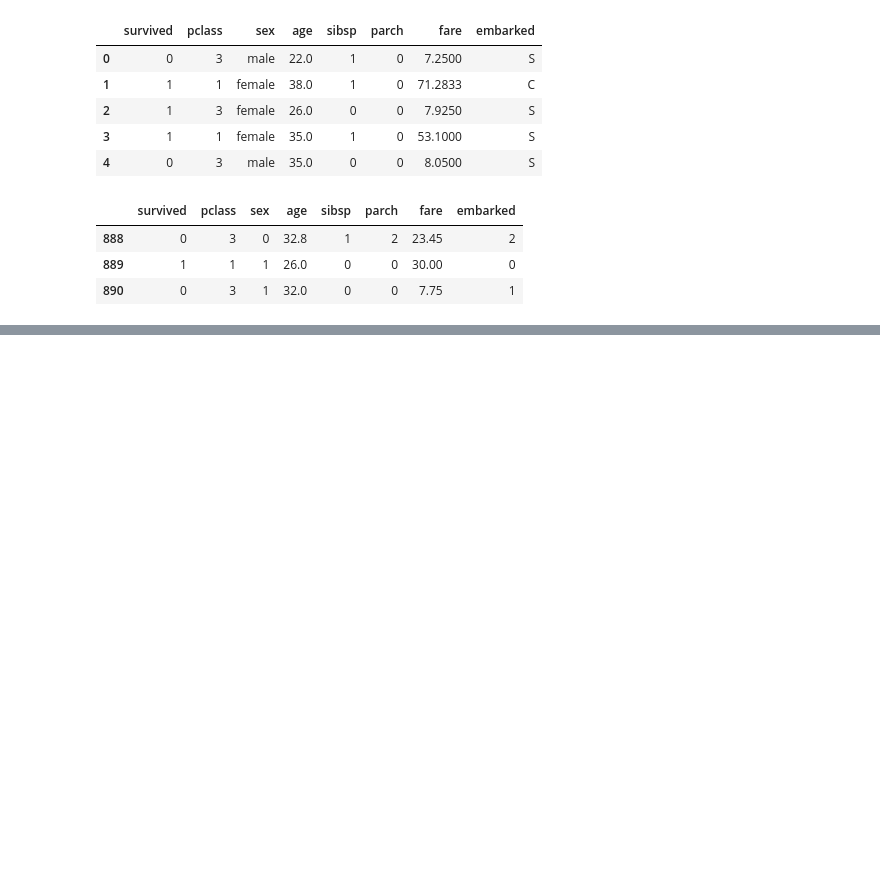
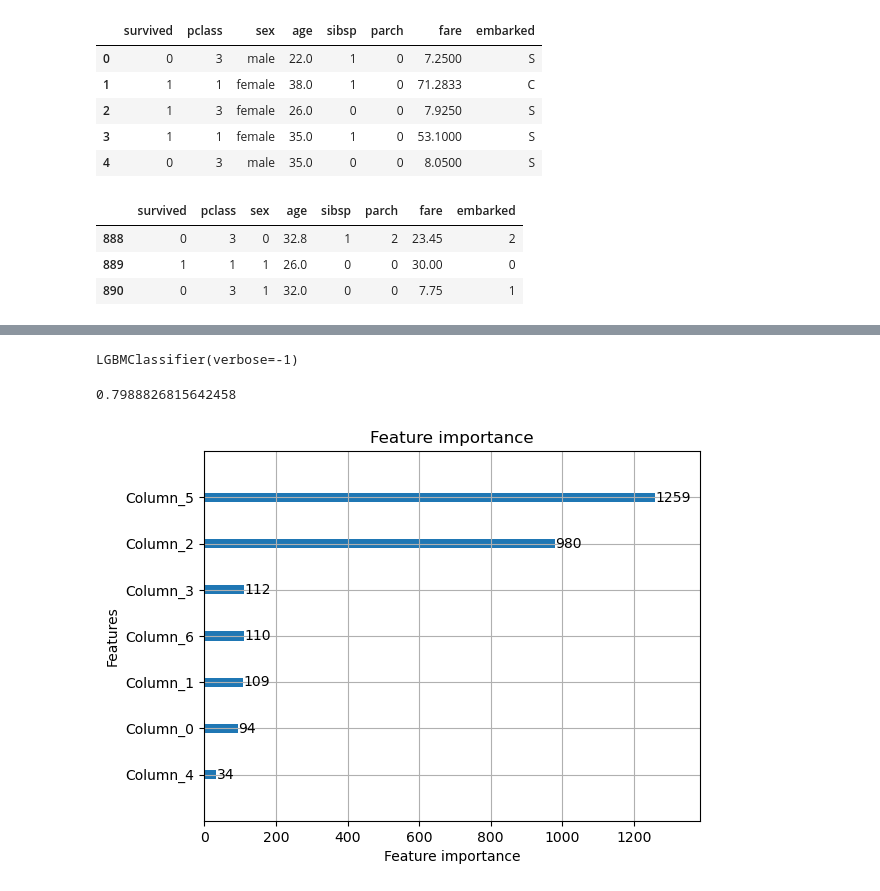
Before and after one commit to njy622/MachineLearningLecture-2023.10, a Jupyter notebook: 03.분류/06.Boosting.ipynb, the cells around one changed output, grey strips where cells are left out. Saved outputs shown, nothing was run; the diff lists cells and outputs as text; code cells hidden in the pictures; blank space fills up the shorter version.

```diff
--- a/03.분류/06.Boosting.ipynb
+++ b/03.분류/06.Boosting.ipynb
@@ -59,0 +108,6 @@ X_train, X_test, y_train, y_test = train_test_split(
+# %%
+from sklearn.model_selection import GridSearchCV
+params = {'max_depth': [3, 6, 9]}
+grid_xgb = GridSearchCV(xgb, params, scoring='accuracy', cv=5)
+grid_xgb.fit(X_train, y_train)
+grid_xgb.best_params_
@@ -59,0 +116,5 @@ X_train, X_test, y_train, y_test = train_test_split(
+# %%
+params = {'max_depth': [0, 1, 2, 3]}
+grid_xgb = GridSearchCV(xgb, params, scoring='accuracy', cv=5)
+grid_xgb.fit(X_train, y_train)
+grid_xgb.best_params_
@@ -59,0 +135,4 @@ X_train, X_test, y_train, y_test = train_test_split(
+# %%
+from lightgbm import LGBMClassifier
+lgb = LGBMClassifier(verbose=-1)
+lgb.get_params()
@@ -59,0 +160,9 @@ X_train, X_test, y_train, y_test = train_test_split(
+# %%
+lgb.fit(X_train, y_train)
+# %% [output]
+LGBMClassifier(verbose=-1)
+# %%
+pred_lgb = lgb.predict(X_test)
+lgb.score(X_test, y_test)
+# %% [output]
+0.7988826815642458
@@ -59,0 +171,4 @@ X_train, X_test, y_train, y_test = train_test_split(
+# %%
+plot_importance(lgb);
+# %% [output]
+[figure, added]
```
Also changed, not shown: parts of 21 cells of this notebook.
